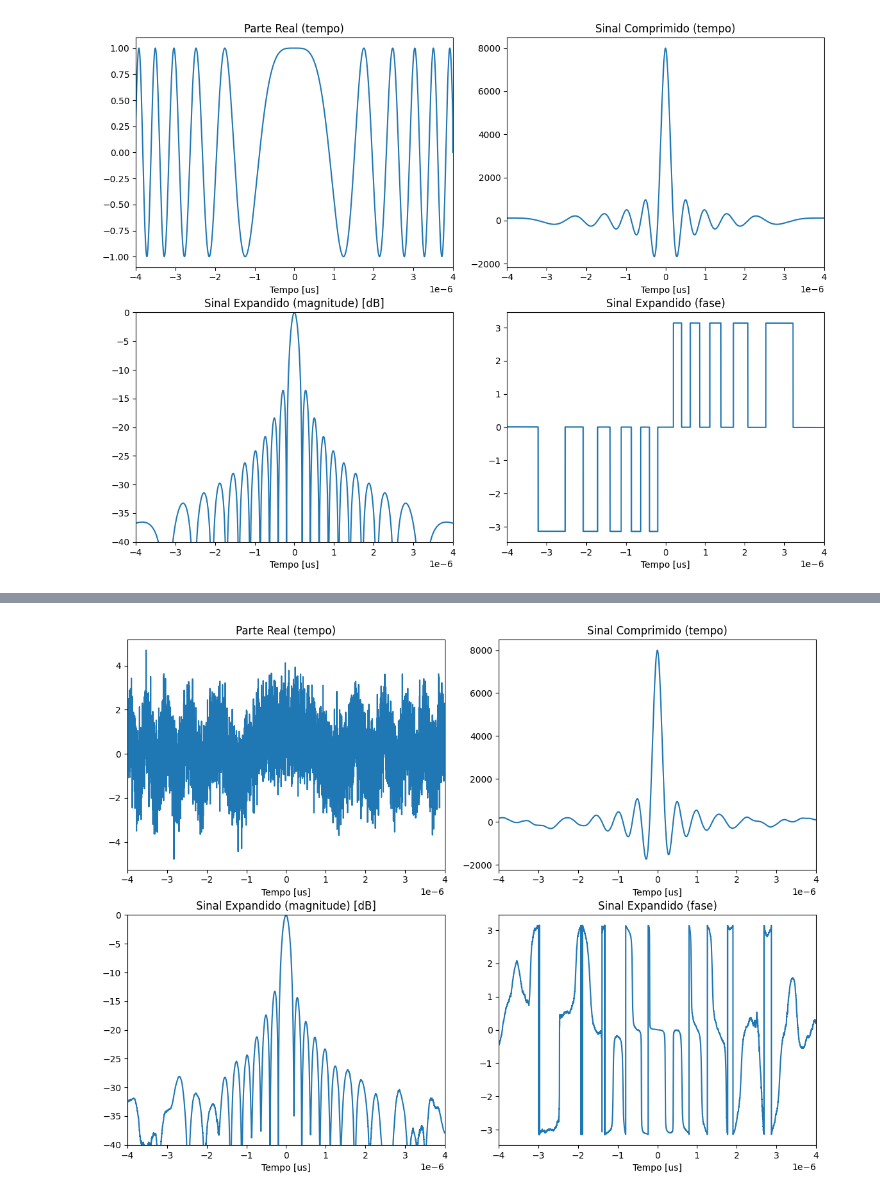
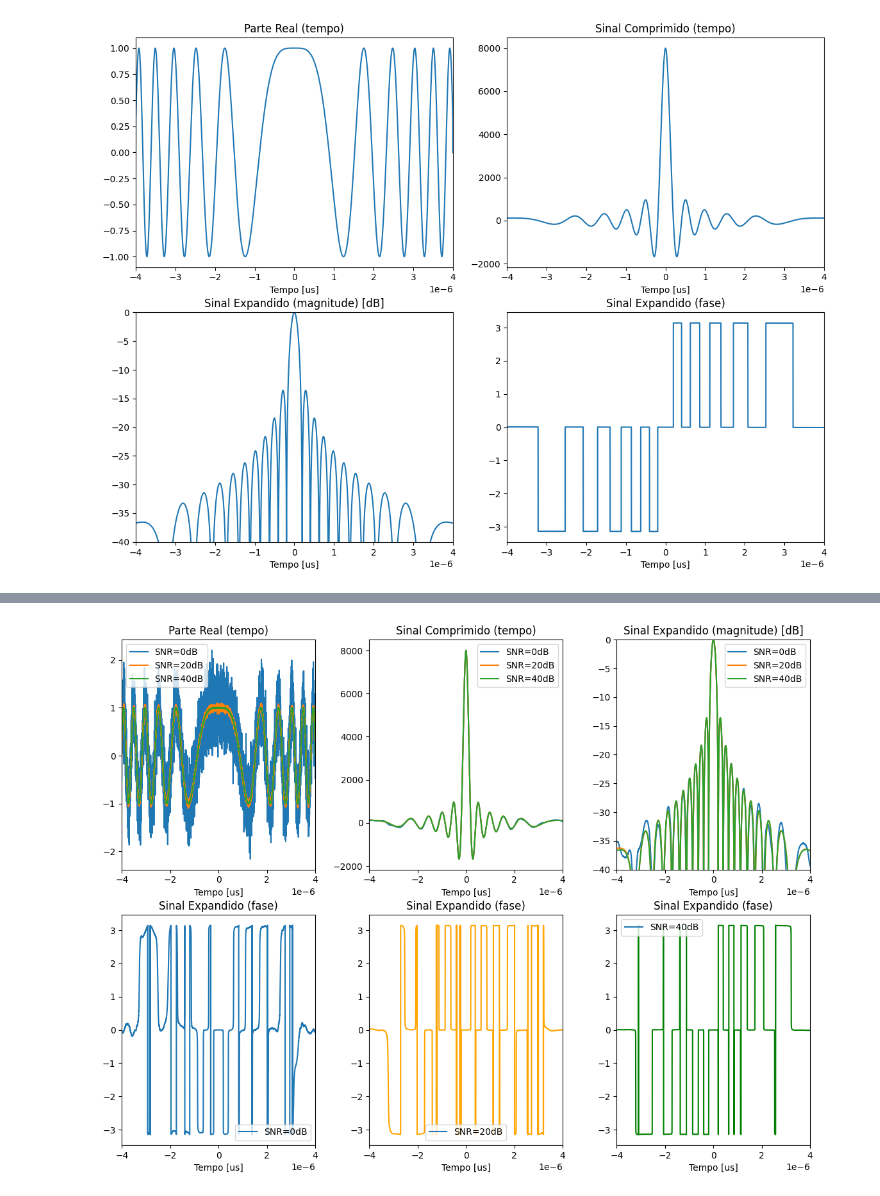
Before and after one commit to gabrielluizep/et-291, a Jupyter notebook: assignment-03/pulse_compression.ipynb, the cells around one changed output, grey strips where cells are left out. Cells and saved outputs as stored; diff of their text form; code cells hidden in the pictures.

```diff
--- a/assignment-03/pulse_compression.ipynb
+++ b/assignment-03/pulse_compression.ipynb
@@ -320,66 +355,79 @@ plt.show()
 # %% [output]
 [figure]
 # %%
+SNRs = [0, 20, 40]  # em dB
 
-noise = np.random.normal(0, 1, s_t.shape)
-s_noisy = s_t + noise
-
-s_filtered = np.convolve(s_noisy, h, mode='same')
-
-
-
-# Inversa e eixo temporal ajustado
-s_expanded = np.fft.ifft(np.fft.ifftshift(Sf_padded))
-t_expanded = np.linspace(t[0], t[-1], len(s_expanded))
-
-
-# ---------------------------
-# FFT e eixo de frequência
-# ---------------------------
-Sf = np.fft.fftshift(np.fft.fft(s_filtered))
-f = np.fft.fftshift(np.fft.fftfreq(len(t), Ts))
-
-# --------------------------
-# Padding no sinal da frequência
-# ------------------------------
-
-
-pad_width = len(Sf) // 2
-Sf_padded = np.pad(Sf, (pad_width, pad_width), mode='constant', constant_values=0)
-
-# Inversa e eixo temporal ajustado
-s_expanded = np.fft.ifft(np.fft.ifftshift(Sf_padded))
-t_expanded = np.linspace(t[0], t[-1], len(s_expanded))
-
-# ---------------------------
-# Plots
-# ---------------------------
-fig, axs = plt.subplots(2, 2, figsize=(12, 9))
+fig, axs = plt.subplots(2, 3, figsize=(12, 9))
 fig.tight_layout(pad=3.0)
 axs = axs.flatten()
+index = 0
+for snr_db in SNRs:
 
-# Parte real
-axs[0].plot(t, np.real(s_noisy))
+    # Calcula potência do sinal e do ruído
+    signal_power = np.mean(np.abs(s_t)**2)
+    snr_linear = 10**(snr_db / 10)
+    noise_power = signal_power / snr_linear
+
+    # Gera ruído
+    noise = np.random.normal(0, np.sqrt(noise_power), s_t.shape)
+    s_noisy = s_t + noise
+
+    # Filtragem
+    s_filtered = np.convolve(s_noisy, h, mode='same')
+
+    # FFT e padding
+    Sf = np.fft.fftshift(np.fft.fft(s_filtered))
+    pad_width = len(Sf) // 2
+    Sf_padded = np.pad(Sf, (pad_width, pad_width), mode='constant', constant_values=0)
+    s_expanded = np.fft.ifft(np.fft.ifftshift(Sf_padded))
+    t_expanded = np.linspace(t[0], t[-1], len(s_expanded))
+
+    # Plots
+    axs[0].plot(t, np.real(s_noisy), label=f"SNR={snr_db}dB")
+    axs[1].plot(t, np.real(s_filtered), label=f"SNR={snr_db}dB")
+    axs[2].plot(t_expanded, mag_db(s_expanded), label=f"SNR={snr_db}dB")
+    axs[3 + index].plot(t_expanded, np.angle(s_expanded), label=f"SNR={snr_db}dB")
+    index += 1
+
+# Ajusta títulos e legendas
 axs[0].set_title("Parte Real (tempo)")
 axs[0].set_xlim(-4e-6, 4e-6)
 axs[0].set_xlabel("Tempo [us]")
+axs[0].legend()
 
-# Sinal comprimido
-axs[1].plot(t, np.real(s_filtered))
 axs[1].set_title("Sinal Comprimido (tempo)")
 axs[1].set_xlim(-4e-6, 4e-6)
 axs[1].set_xlabel("Tempo [us]")
+axs[1].legend()
 
-
-
-axs[2].plot(t_expanded, mag_db(s_expanded))
 axs[2].set_title("Sinal Expandido (magnitude) [dB]")
 axs[2].set_xlim(-4e-6, 4e-6)
 axs[2].set_ylim(-40, 0)
 axs[2].set_xlabel("Tempo [us]")
+axs[2].legend()
 
-axs[3].plot(t_expanded, np.angle(s_expanded))
 axs[3].set_title("Sinal Expandido (fase)")
 axs[3].set_xlim(-4e-6, 4e-6)
 axs[3].set_xlabel("Tempo [us]")
+axs[3].legend()
+
+axs[4].set_title("Sinal Expandido (fase)")
+axs[4].set_xlim(-4e-6, 4e-6)
+axs[4].set_xlabel("Tempo [us]")
+axs[4].legend()
+for line in axs[4].lines:
+    line.set_color('orange')
+for legend in axs[4].get_legend_handles_labels()[0]:
+    legend.set_color('orange')
+
+axs[5].set_title("Sinal Expandido (fase)")
+axs[5].set_xlim(-4e-6, 4e-6)
+axs[5].set_xlabel("Tempo [us]")
+axs[5].legend()
+for line in axs[5].lines:
+    line.set_color('green')
+for legend in axs[5].get_legend_handles_labels()[0]:
+    legend.set_color('green')
+
+plt.show()
 # %% [output]
@@ -387 +434 @@ Text(0.5, 69.7222222222222, 'Tempo [us]')
-[figure, old version]
+[figure, new version]
```
Also changed, not shown: parts of 3 cells of this notebook.
